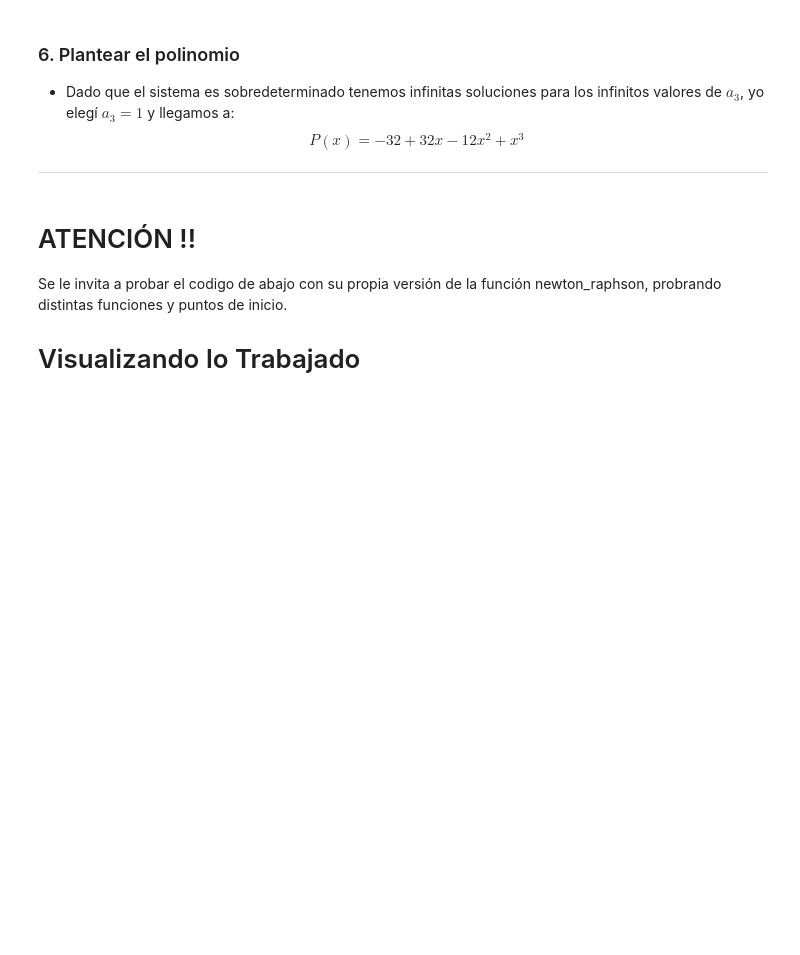
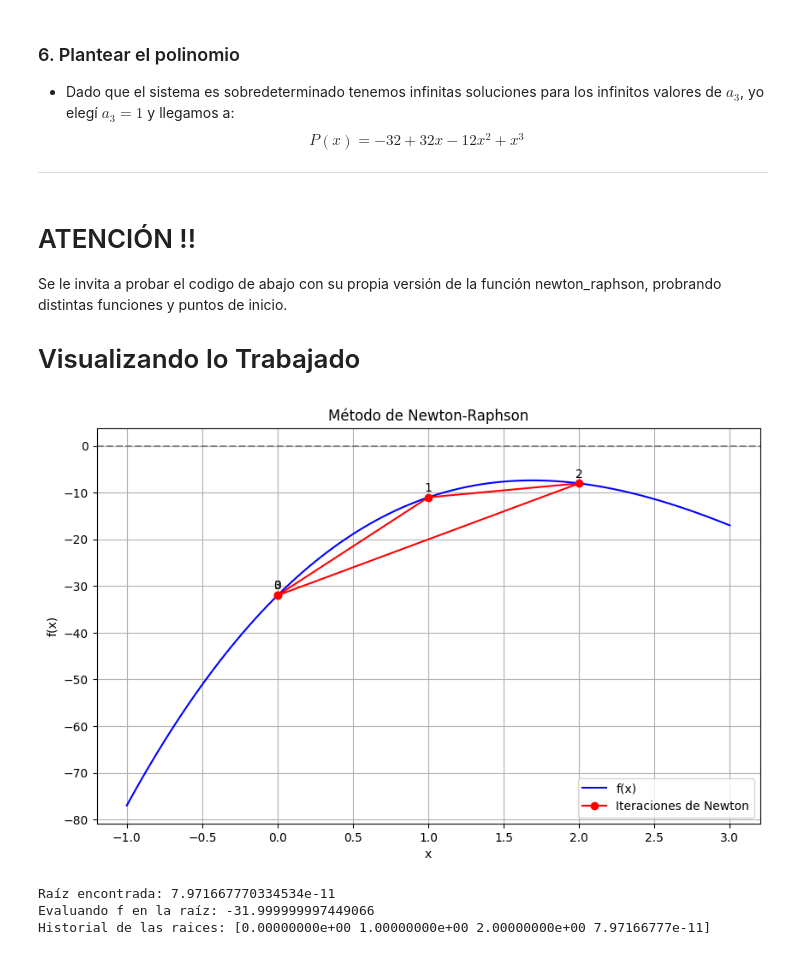
Before and after one commit to eti-calde/AyudantiasCC_34, a Jupyter notebook: Ayudantias 2025-01/3_Roots.ipynb, the cells around one changed output. Drawn from its saved outputs; the diff is of its cells as text; code cells hidden in the pictures; blank space fills up the shorter version.

```diff
--- a/Ayudantias 2025-01/3_Roots.ipynb
+++ b/Ayudantias 2025-01/3_Roots.ipynb
@@ -170,31 +170,36 @@ def f_nice(x): # USAR x0 = 10
 def f_loop2(x): # USAR x0 = 0.5
     return (4*x**4) - (6*x**2) - (11/4)
 
 def f_loop3(x): # USAR x0 = 0
     return (-32) + (32*x) + (-12*x**2) + (x**3)
 
 f_used = f_loop3
 x0 = 0
-roots = np.array(newton_raphson_estudiante(f_used, x0, max_iter=5))
+roots = np.array(newton_raphson_pauta(f_used, x0, max_iter=3))
 
 margin = 1
 x_vals = np.linspace(min(roots) - margin, max(roots) + margin, 100)
 y_vals = f_used(x_vals)
 
 # ----------------------------------------------------------------------------------------------------
 plt.figure(figsize=(10, 6))
 plt.plot(x_vals, y_vals, label='f(x)', color='blue')
 plt.axhline(0, color='gray', linestyle='--')
 y_roots = f_used(roots)
 plt.plot(roots, y_roots, 'ro-', label='Iteraciones de Newton')
 for i, (root, yi) in enumerate(zip(roots, y_roots)):
     plt.annotate(f"{i}", (root, yi), textcoords="offset points", xytext=(0,5), ha='center')
 plt.title("Método de Newton-Raphson")
 plt.xlabel("x")
 plt.ylabel("f(x)")
 plt.legend()
 plt.grid(True)
 plt.show()
 print("Raíz encontrada:", roots[-1])
 print("Evaluando f en la raíz:", f_used(roots[-1]))
 print("Historial de las raices:", roots)
+# %% [output]
+[figure, added]
+Raíz encontrada: 7.971667770334534e-11
+Evaluando f en la raíz: -31.999999997449066
+Historial de las raices: [0.00000000e+00 1.00000000e+00 2.00000000e+00 7.97166777e-11]
```
Also changed, not shown: 2 other files.
